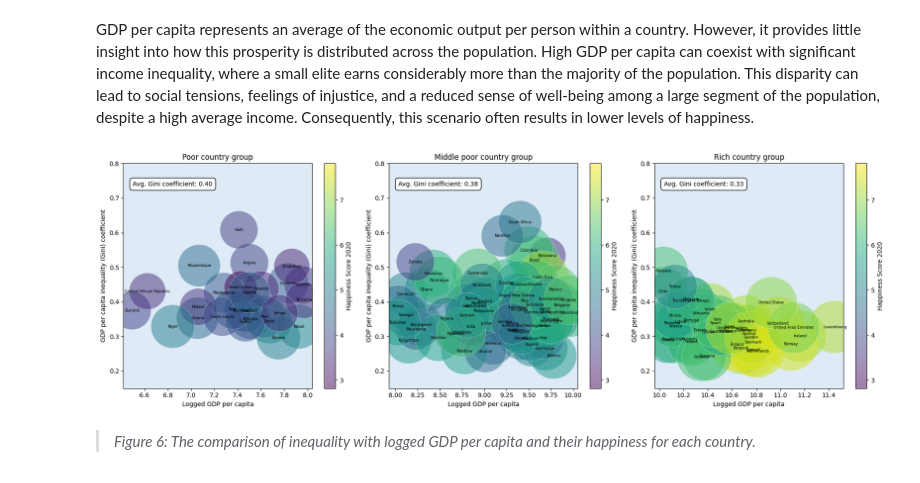
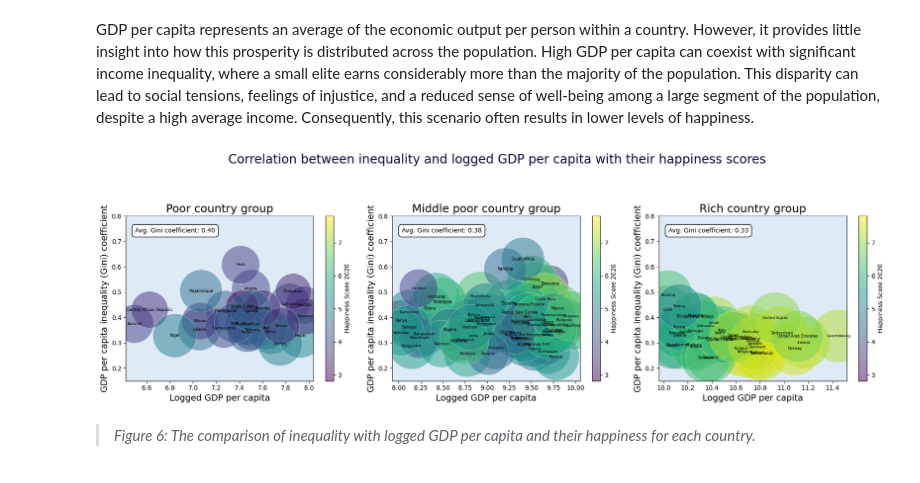
Before and after one commit to thijsslagter12/data-storyV2, a Jupyter notebook: docs/format.ipynb, the cells around one changed output. Cells and saved outputs as stored; diff of their text form; code cells hidden in the pictures.

Commit message:
titles changed

```diff
--- a/docs/format.ipynb
+++ b/docs/format.ipynb
@@ -355,41 +358,43 @@ def plot_group(ax, df, title):
     for i, (country, x, y) in enumerate(zip(df['Country'], df['Logged GDP per capita'], df['Inequality (Gini) coefficient'])):
         ax.text(x, y, country, fontsize=6, ha='center', va='center')
 
     # Add average Gini coefficient annotation
     avg_gini = df['Inequality (Gini) coefficient'].mean()
     ax.annotate(f"Avg. Gini coefficient: {avg_gini:.2f}",
                 xy=(0.05, 0.9),
                 xycoords='axes fraction',
                 fontsize=10,
                 bbox=dict(facecolor='white', edgecolor='black', boxstyle='round,pad=0.5'))
 
     # Add colorbar
     ax.figure.colorbar(scatter, ax=ax, label='Happiness Score 2020')
 
     # Set y-axis limits for Gini coefficient
     ax.set_ylim(0.15, 0.8)
 
-    # Add labels and title
-    ax.set_title(title)
-    ax.set_xlabel('Logged GDP per capita')
-    ax.set_ylabel('GDP per capita inequality (Gini) coefficient')
+    # Add labels and title with adjusted font sizes
+    ax.set_title(title, fontsize=18)  # Adjusted font size for subplot titles
+    ax.set_xlabel('Logged GDP per capita', fontsize=14)  # Adjusted font size for x-axis label
+    ax.set_ylabel('GDP per capita inequality (Gini) coefficient', fontsize=14)  # Adjusted font size for y-axis label
 
 # Create a figure with three subplots in a row
-fig, axs = plt.subplots(1, 3, figsize=(18, 6))
+fig, axs = plt.subplots(1, 3, figsize=(18, 6))  # Set background color for subplots
 
 # Plot each group in its own subplot
 plot_group(axs[0], group_poor, title='Poor country group')
 plot_group(axs[1], group_middle, title='Middle poor country group')
 plot_group(axs[2], group_rich, title='Rich country group')
 
 for ax in axs:
-    ax.set_facecolor((0.87, 0.92, 0.97))  # RGBA values for the specified background color
+    ax.set_facecolor((0.87, 0.92, 0.97)) # RGBA values for the specified background color
 
 # Adjust layout and show plot
-plt.tight_layout()
+plt.suptitle('Correlation between inequality and logged GDP per capita with their happiness scores', fontsize=20, x=0.5, y=0.95, color='#000435')
+plt.tight_layout(rect=[0, 0, 1, 0.86])  # Adjust the layout to accommodate suptitle and subplots
+
 plt.show()
 # %% [output]
-[figure, old version]
+[figure, new version]
 # %% [markdown]
 > *Figure 6: The comparison of inequality with logged GDP per capita and their happiness for each country.*
 # %% [markdown]
```
Also changed, not shown: parts of 2 cells of this notebook.
